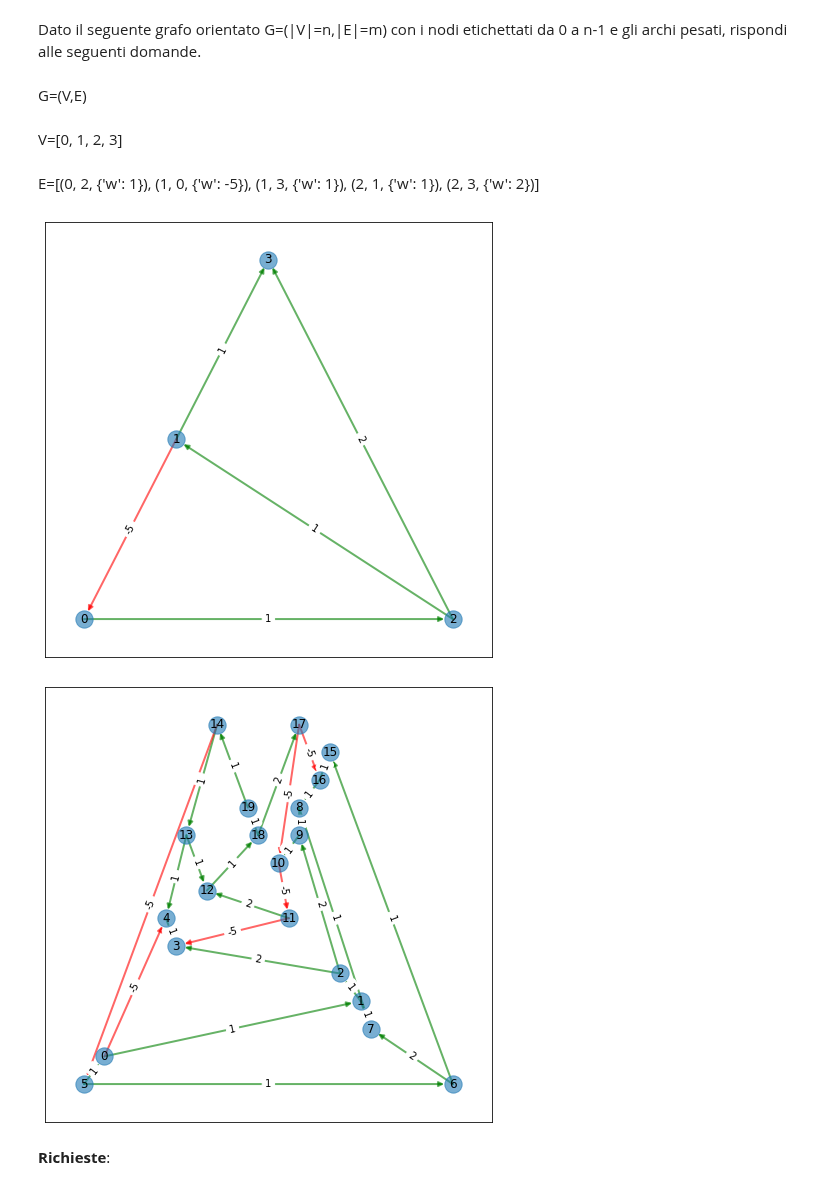
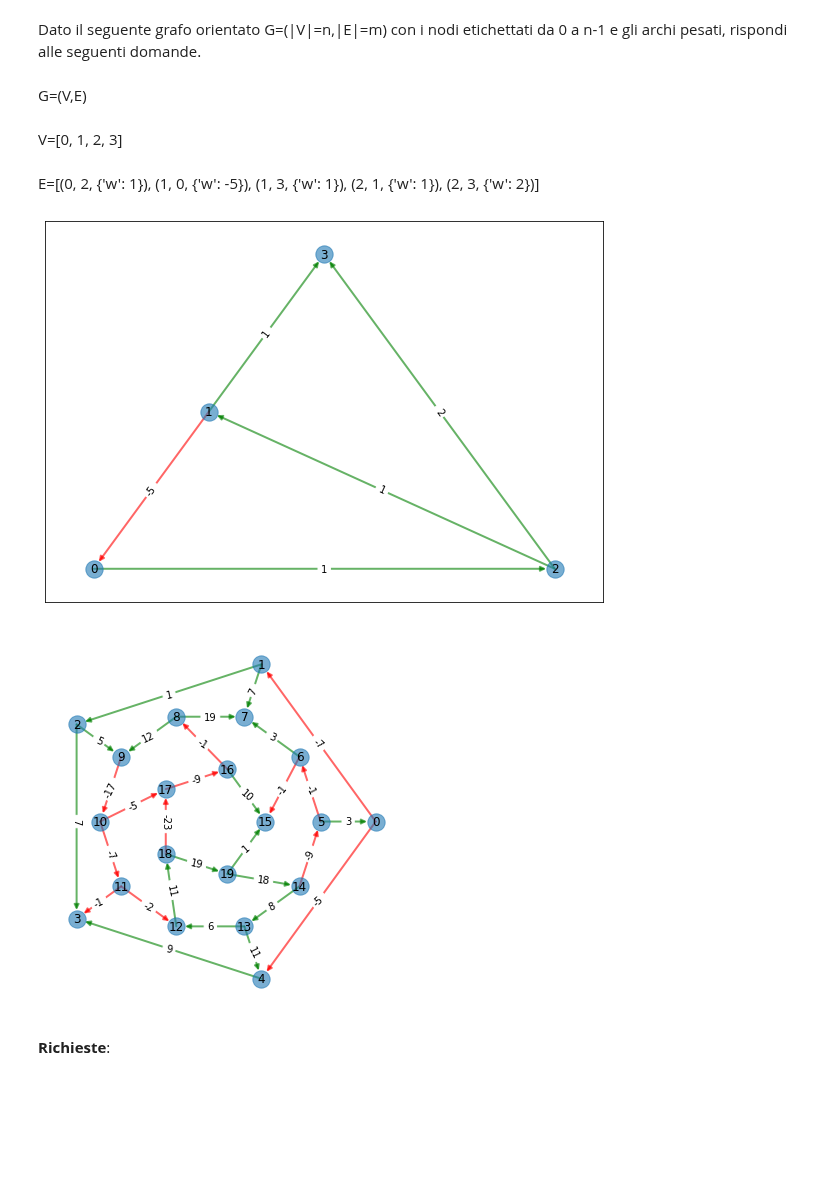
Before and after one commit to romeorizzi/eduexams, a Jupyter notebook: Notebook_nonApplet/cicli.ipynb, the cells around one changed output. Drawn from its saved outputs; the diff is of its cells as text; code cells hidden in the pictures; blank space fills up the shorter version.

Commit message:
Implementato icosaedro, con grafica decente

```diff
--- a/Notebook_nonApplet/cicli.ipynb
+++ b/Notebook_nonApplet/cicli.ipynb
@@ -5,7 +5,7 @@ import copy
 import matplotlib.pyplot as plt
 import warnings
 warnings.simplefilter(action='ignore', category=FutureWarning)
-plt.rcParams["figure.figsize"] = (4,8)
+plt.rcParams["figure.figsize"] = (10,7)
 # %%
 def evaluation_format(answ, pt_green,pt_red):
     pt_blue=0
@@ -16,9 +16,13 @@ def evaluation_format(answ, pt_green,pt_red):
                                     <span style='color:blue'>[{pt_blue} possible pt]</span>, \
                                     <span style='color:red'>[{pt_red} out of reach pt]</span>.<br>"
 
+def Latex_type(string):
+    return string.replace("_", "\_")
+
 def visualizza(grafo):
     #layout grafo
     pos=nx.planar_layout(grafo)
+    #pos=nx.spring_layout(grafo)
     #disegna nodi e etichette sui nodi
     nx.draw_networkx_nodes(grafo, pos, alpha=0.6) #node_color='cyan',
     nx.draw_networkx_labels(grafo, pos)
@@ -37,25 +41,48 @@ def visualizza(grafo):
     #nx.draw_networkx_edge_labels(grafo,pos,edge_labels=labels)
     plt.show()
 
+def visualizza_icosaedro(grafo):
+    front_face = [15, 16, 17, 18, 19]
+    back_face = [0, 1, 2, 3, 4]
+    middle = list(set(range(20)).difference(front_face + back_face))
+    shells = [front_face] + [middle] + [back_face]
+    pos = nx.shell_layout(grafo, shells)
+    #nx.draw_networkx(icosaedro, pos)
+    nx.draw_networkx_nodes(grafo, pos, alpha=0.6) #node_color='cyan',
+    nx.draw_networkx_labels(grafo, pos)
+    #disegna archi e etichette sugli archi
+    positive=[(u,v) for (u,v,d) in grafo.edges(data=True) if d['w'] >= 0]
+    negative=[(u,v) for (u,v,d) in grafo.edges(data=True) if d['w'] < 0]
+
+
+    nx.draw_networkx_edges(grafo,pos,edgelist=positive,width=2,alpha = 0.6,edge_color = "g",arrows=True)
+    nx.draw_networkx_edges(grafo,pos,edgelist=negative,width=2,alpha = 0.6,edge_color = "r",arrows=True)
+
+    labels = nx.get_edge_attributes(grafo,'w')
+    nx.draw_networkx_edge_labels(grafo,pos,edge_labels=labels)
+    ax = plt.gca()
+    ax.set_aspect('equal')
+    ax.set_axis_off()
+
 def verifica_ciclo_negativo(grafo,node_list, return_only_boolan=False):
     n=len(node_list)
     check = 0
     try:
         for i in range(1,n):
-            check += G[node_list[i-1]][node_list[i]]['w']
-        check += G[node_list[n-1]][node_list[0]]['w']
+            check = check + grafo[node_list[i-1]][node_list[i]]['w']
+        check = check + grafo[node_list[n-1]][node_list[0]]['w']
         if check < 0:
             if return_only_boolan:
                 return True
-            return  evaluation_format("Si", 10, 10)+f"La sequenza di nodi $node_list={node_list}$ che hai fornito contiene un ciclo negativo."
+            return  evaluation_format("Si", 10, 10)+f"La sequenza di nodi $node\_list={node_list}$ che hai fornito contiene un ciclo negativo."
         else:
             if return_only_boolan:
                 return False
-            evaluation_format("No", 0, 10)+f"La sequenza di nodi $node_list={node_list}$ che hai fornito NON contiene un ciclo negativo."
+            evaluation_format("No", 0, 10)+f"La sequenza di nodi $node\_list={node_list}$ che hai fornito NON contiene un ciclo negativo."
     except:
         if return_only_boolan:
             return False
-        return evaluation_format("No", 0, 10)+f"La sequenza di nodi $node_list={node_list}$ che hai fornito non forma un ciclo nel grafo"
+        return evaluation_format("No", 0, 10)+f"La sequenza di nodi $node\_list={node_list}$ che hai fornito non forma un ciclo nel grafo"
 
 def verifica_presenza_solo_cicli_positivi(grafo, pesi_nodi, return_only_boolan=False):
     if len(pesi_nodi)!=len(grafo.nodes):
@@ -144,11 +170,11 @@ visualizza(G)
 G=(V,E)
 V=[0, 1, 2, 3]
 E=[(0, 2, {'w': 1}), (1, 0, {'w': -5}), (1, 3, {'w': 1}), (2, 1, {'w': 1}), (2, 3, {'w': 2})]
-[figure, old version]
+[figure, new version]
 # %%
-visualizza(icosaedro)
+visualizza_icosaedro(icosaedro)
 # %% [output]
-[figure, old version]
+[figure, new version]
 # %% [markdown]
 __Richieste__:
 # %% [markdown]
```
Also changed, not shown: parts of 4 cells of this notebook.
